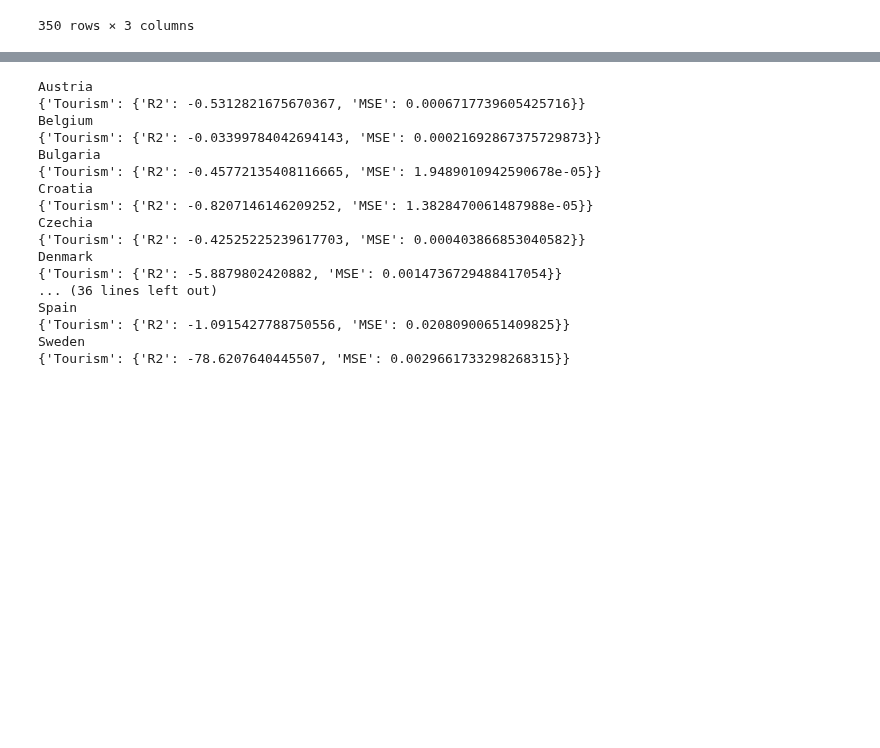
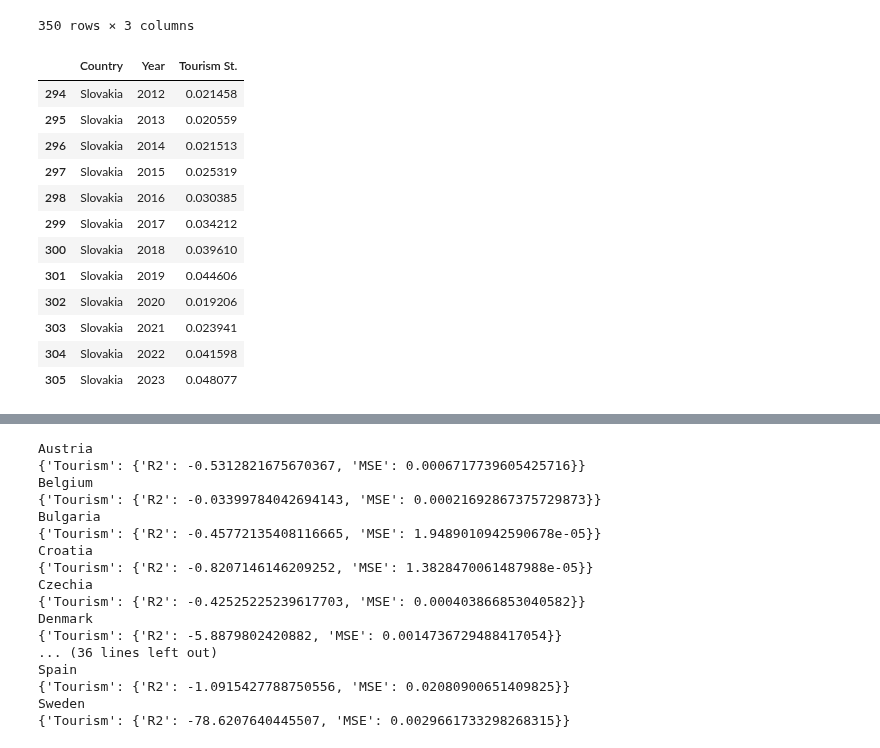
Before and after one commit to swbehan/RoadQualityWork, a Jupyter notebook: datasets/preprocessed-datasets/time_series_predictions copy.ipynb, the cells around one changed output, grey strips where cells are left out. Drawn from its saved outputs; the diff is of its cells as text; code cells hidden in the pictures; blank space fills up the shorter version.

```diff
--- a/datasets/preprocessed-datasets/time_series_predictions copy.ipynb
+++ b/datasets/preprocessed-datasets/time_series_predictions copy.ipynb
@@ -66,0 +85,16 @@ def get_lag_columns(country_df, lag = 3):
+# %%
+data[data['Country']=='Slovakia']
+# %% [output]
+|  | Country | Year | Tourism St. |
+| 294 | Slovakia | 2012 | 0.021458 |
+| 295 | Slovakia | 2013 | 0.020559 |
+| 296 | Slovakia | 2014 | 0.021513 |
+| 297 | Slovakia | 2015 | 0.025319 |
+| 298 | Slovakia | 2016 | 0.030385 |
+| 299 | Slovakia | 2017 | 0.034212 |
+| 300 | Slovakia | 2018 | 0.039610 |
+| 301 | Slovakia | 2019 | 0.044606 |
+| 302 | Slovakia | 2020 | 0.019206 |
+| 303 | Slovakia | 2021 | 0.023941 |
+| 304 | Slovakia | 2022 | 0.041598 |
+| 305 | Slovakia | 2023 | 0.048077 |
```
Also changed, not shown: parts of 8 cells of this notebook, 3 other files.
